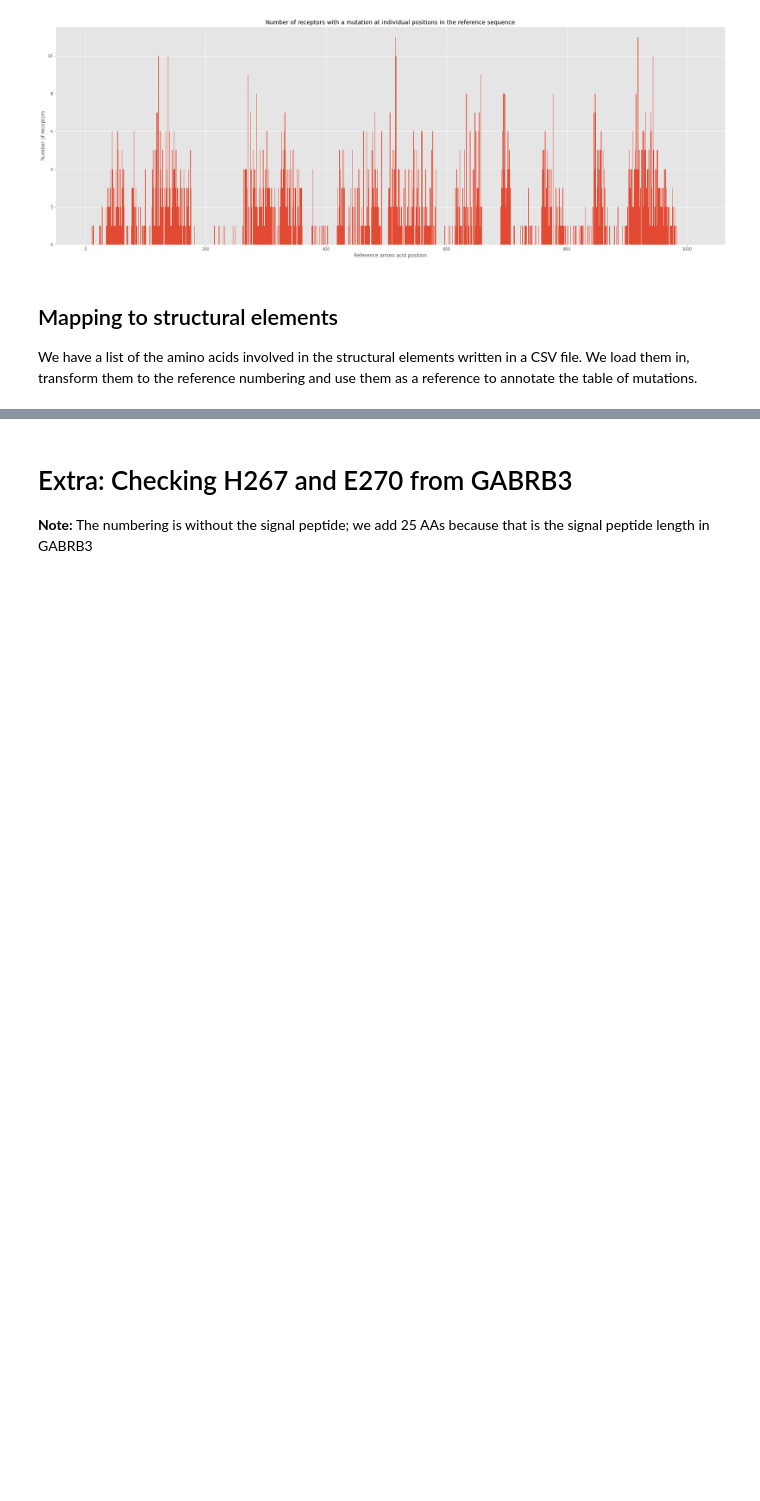
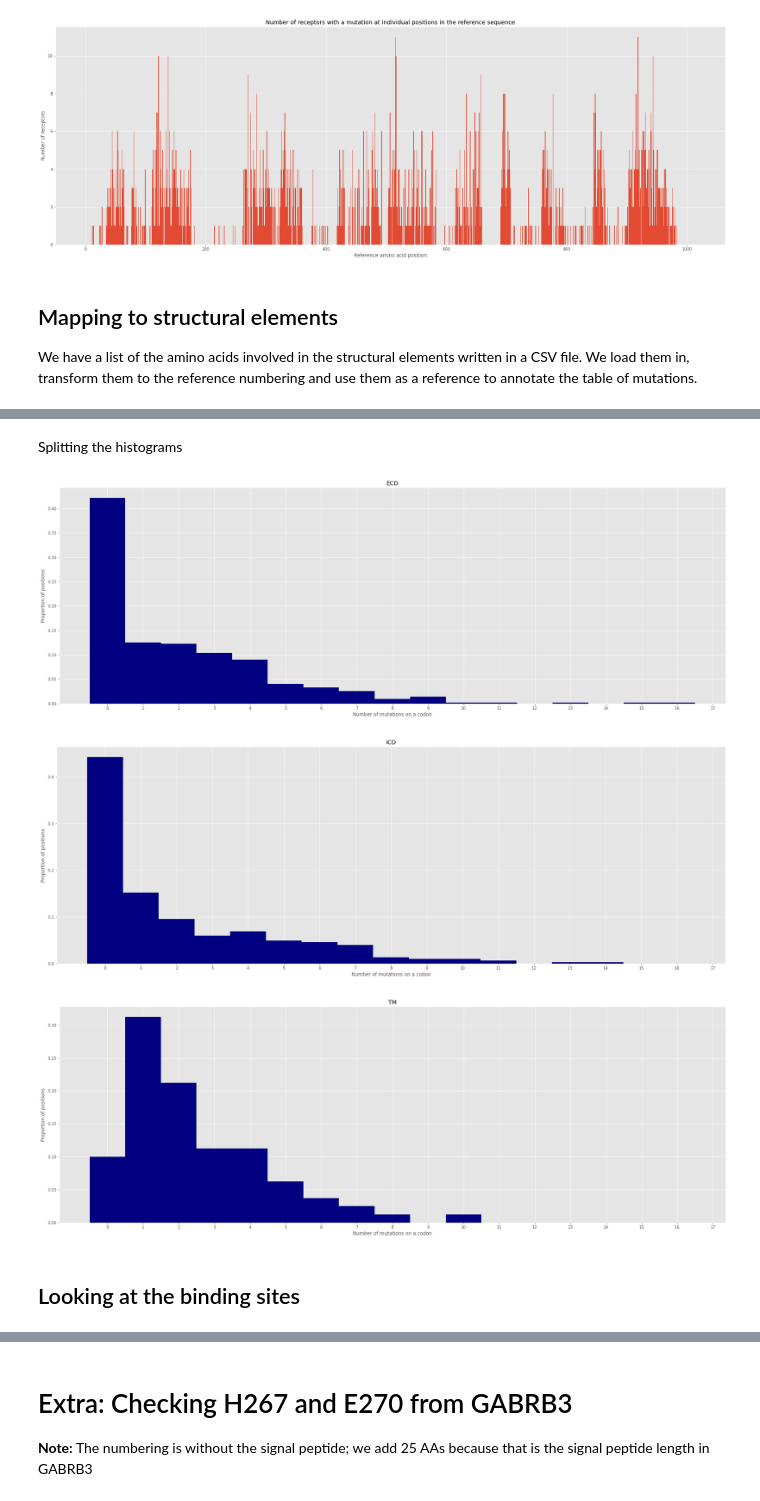
Before and after one commit to JureFabjan/gnomAD, a Jupyter notebook: Processing.ipynb, the cells around one changed output, grey strips where cells are left out. Saved outputs shown, nothing was run; the diff lists cells and outputs as text; code cells hidden in the pictures; blank space fills up the shorter version.

Commit message:
Corrected binding site csv, started on BS analysis

```diff
--- a/Processing.ipynb
+++ b/Processing.ipynb
@@ -638,0 +752,16 @@ fig.show()
+# %% [markdown]
+Splitting the histograms
+# %%
+for y in (("ECD",), ("ICD",), ("TM1", "TM2", "TM3", "TM4")):
+    pyplot.hist(x["Count"][x["Region"].isin(y)], bins = range(0, int(max(x["Count"]))), color="navy", lw=0, density=True, align="left")
+    pyplot.xticks(range(0, int(max(x["Count"]))))
+    pyplot.title(y[0].split('1')[0])
+    pyplot.xlabel(f"Number of mutations on a codon")
+    pyplot.ylabel("Proportion of positions")
+    pyplot.show()
+# %% [output]
+[figure, added]
+[figure, added]
+[figure, added]
+# %% [markdown]
+## Looking at the binding sites
```
Also changed, not shown: parts of 36 cells of this notebook, 2 other files.
